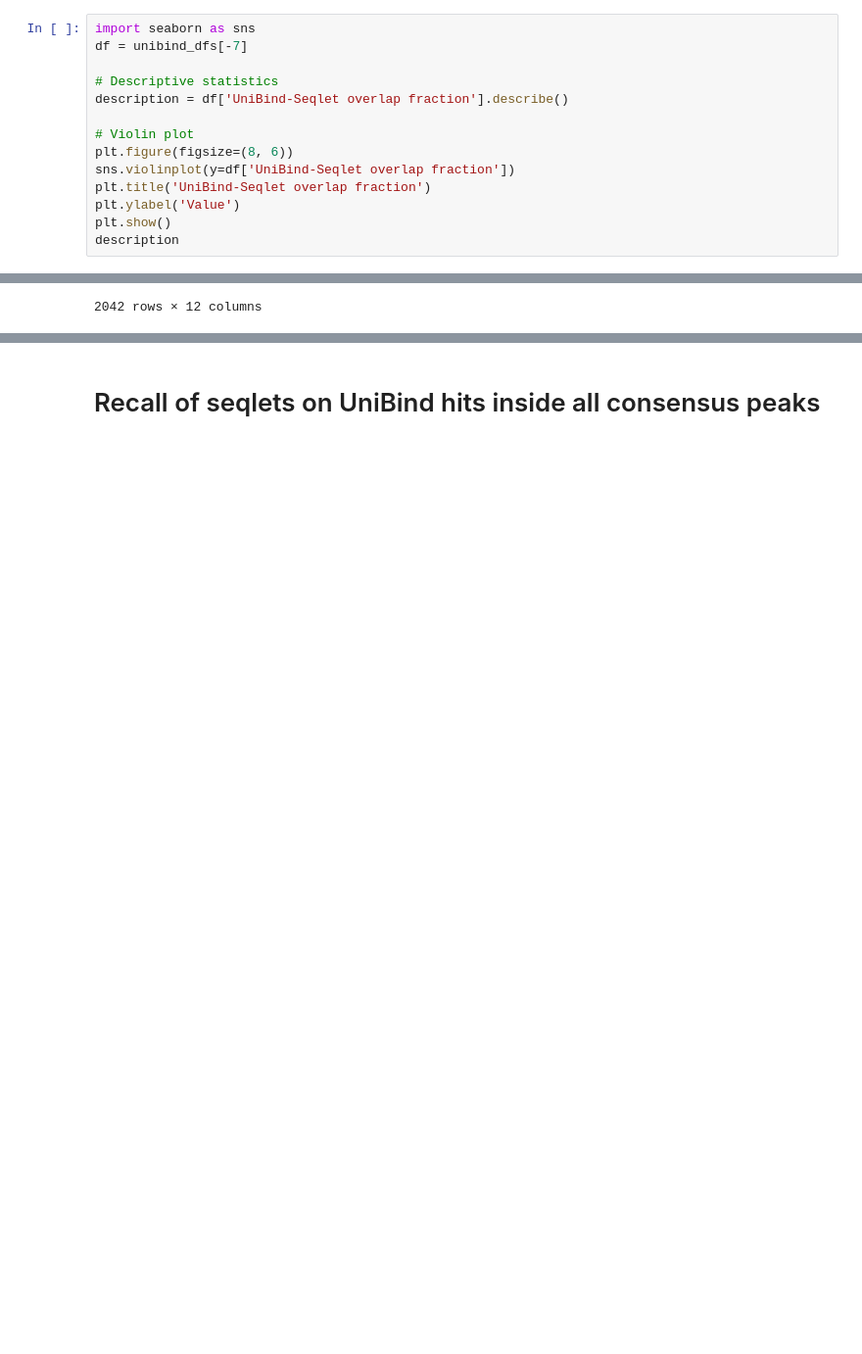
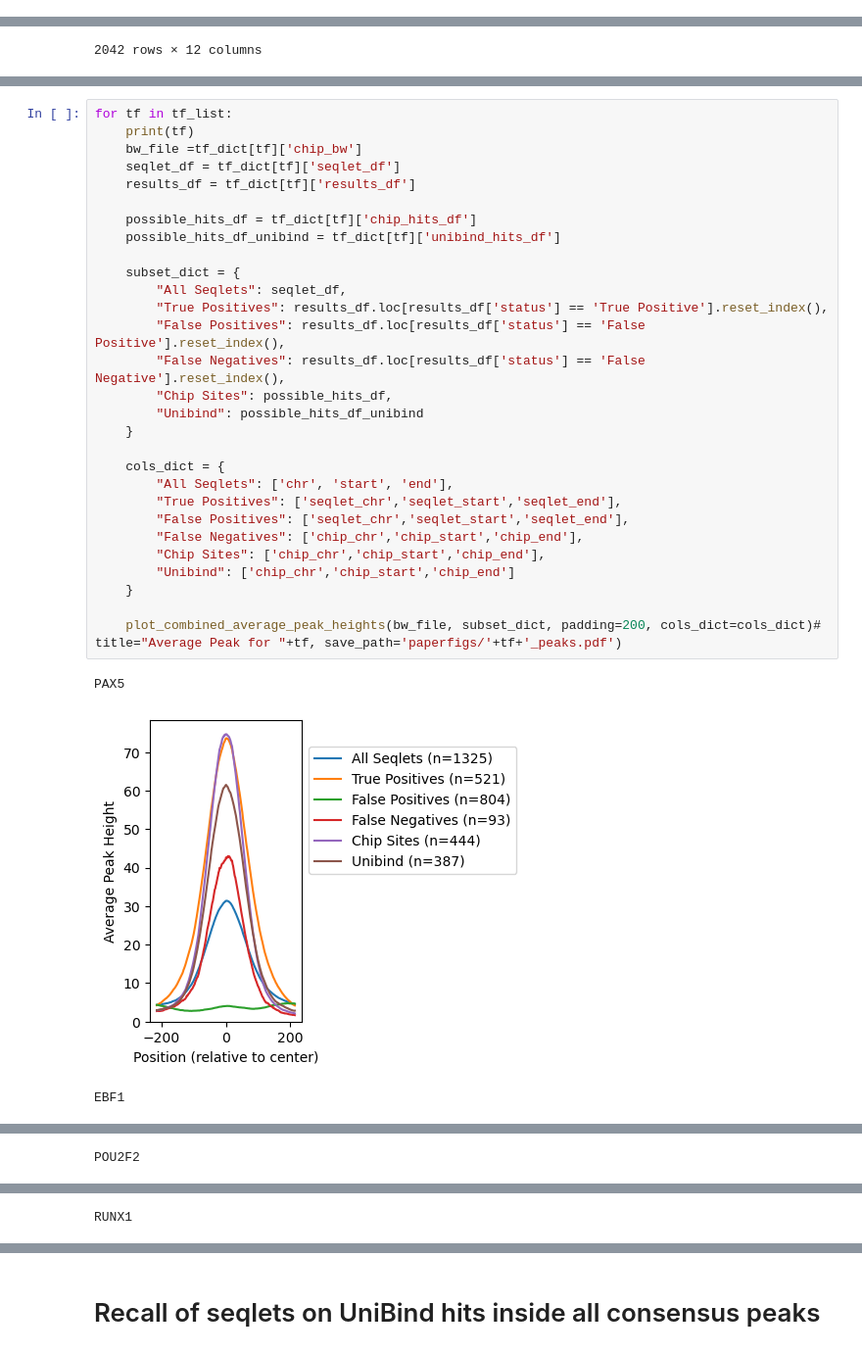
Before and after one commit to aertslab/CREsted-paper, a Jupyter notebook: Figure_3/chip_seq_analysis.ipynb, the cells around one changed output, grey strips where cells are left out. Shown at 98% size. Drawn from its saved outputs; the diff is of its cells as text; blank space fills up the shorter version.

```diff
--- a/Figure_3/chip_seq_analysis.ipynb
+++ b/Figure_3/chip_seq_analysis.ipynb
@@ -535,14 +57,0 @@ plt.show()
-# %%
-import seaborn as sns
-df = unibind_dfs[-7]
-
-# Descriptive statistics
-description = df['UniBind-Seqlet overlap fraction'].describe()
-
-# Violin plot
-plt.figure(figsize=(8, 6))
-sns.violinplot(y=df['UniBind-Seqlet overlap fraction'])
-plt.title('UniBind-Seqlet overlap fraction')
-plt.ylabel('Value')
-plt.show()
-description
@@ -1663,0 +1256,33 @@ results_df
+# %%
+for tf in tf_list:
+    print(tf)
+    bw_file =tf_dict[tf]['chip_bw']
+    seqlet_df = tf_dict[tf]['seqlet_df']
+    results_df = tf_dict[tf]['results_df']
+
+    possible_hits_df = tf_dict[tf]['chip_hits_df']
+    possible_hits_df_unibind = tf_dict[tf]['unibind_hits_df']
+
+    subset_dict = {
+        "All Seqlets": seqlet_df,
+        "True Positives": results_df.loc[results_df['status'] == 'True Positive'].reset_index(),
+        "False Positives": results_df.loc[results_df['status'] == 'False Positive'].reset_index(),
+        "False Negatives": results_df.loc[results_df['status'] == 'False Negative'].reset_index(),
+        "Chip Sites": possible_hits_df,
+        "Unibind": possible_hits_df_unibind
+    }
+
+    cols_dict = {
+        "All Seqlets": ['chr', 'start', 'end'],
+        "True Positives": ['seqlet_chr','seqlet_start','seqlet_end'],
+        "False Positives": ['seqlet_chr','seqlet_start','seqlet_end'],
+        "False Negatives": ['chip_chr','chip_start','chip_end'],
+        "Chip Sites": ['chip_chr','chip_start','chip_end'],
+        "Unibind": ['chip_chr','chip_start','chip_end']
+    }
+
+    plot_combined_average_peak_heights(bw_file, subset_dict, padding=200, cols_dict=cols_dict)# title="Average Peak for "+tf, save_path='paperfigs/'+tf+'_peaks.pdf')
+# %% [output]
+PAX5
+[figure, added]
+EBF1
@@ -1663,0 +1290 @@ results_df
+POU2F2
@@ -1663,0 +1292 @@ results_df
+RUNX1
```
Also changed, not shown: parts of 54 cells of this notebook.
